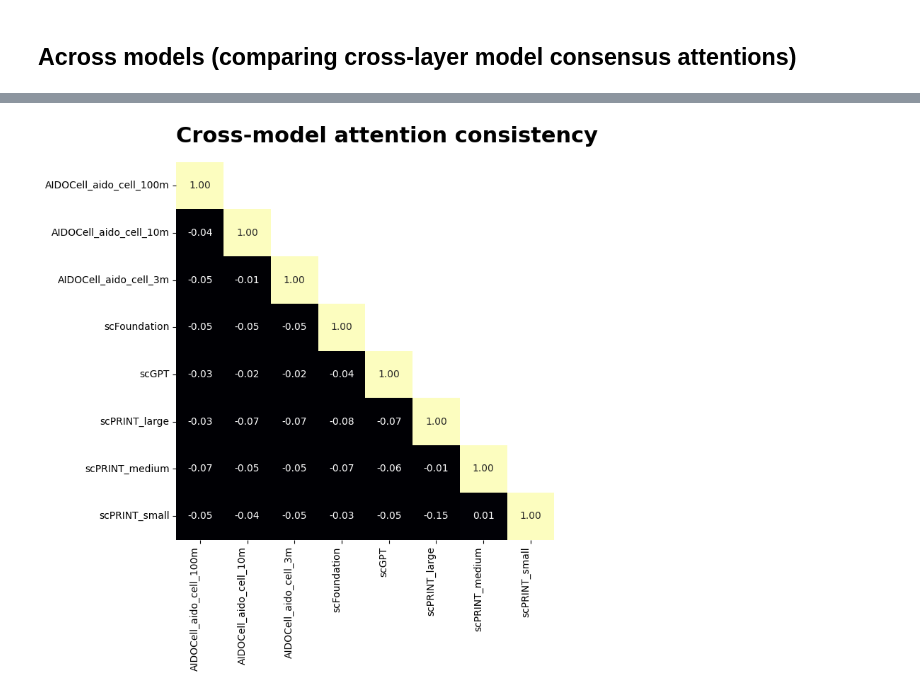
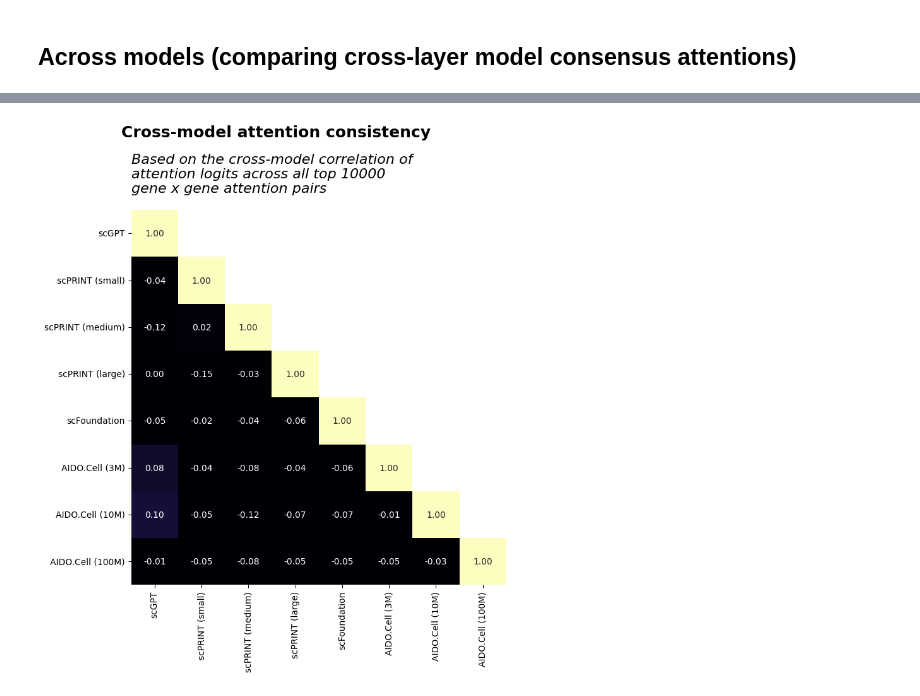
Before and after one commit to napistu/napistu-scrapyard, a Jupyter notebook: applications/foundation_models/compare_embeddings.ipynb, the cells around one changed output, grey strips where cells are left out. Drawn from its saved outputs; the diff is of its cells as text; code cells hidden in the pictures.

```diff
--- a/applications/foundation_models/compare_embeddings.ipynb
+++ b/applications/foundation_models/compare_embeddings.ipynb
@@ -58,6 +68,0 @@ INFO:napistu_torch.load.foundation_models:Successfully loaded all results
-# %%
-# precalculate and cache operations that take more than a minute or so
-results = dict()
-
-# gene embedding correlations
-results["gene_embedding_correlations"] = models.compare_embeddings()
@@ -68,8 +307,16 @@ To assess whether the embeddings are organizing genes in a similar way, I direct
 
 The highest concordance is between scGPT and scPRINT (rho ~ 0.28) while AIDO.Cell's gene embeddings show low concordance with the other models, and between the different AIDO.Cell models (i.e., the 3M, 10M, and 100M cell models). This may just be a feature of AIDO.Cell's architecture since it uses gene-level positional embeddings which may not actual learn gene-gene similarity.
 # %%
-comparisons = models.compare_embeddings()
+embeddings_comparisons = comparisons["gene_embedding_correlations"]
 
-print(f"\nFound {len(comparisons)} unique pairwise comparisons:")
-for comparison, rho in comparisons.items():
-    print(f"  {comparison}: {rho:.4f}")
+wide_embeddings_comparisons = (
+    pd.DataFrame(list(embeddings_comparisons.items()), columns=['model', 'rho'])
+    .assign(
+        model1=lambda df: df['model'].str.split("_vs_", expand=True)[0],
+        model2=lambda df: df['model'].str.split("_vs_", expand=True)[1]
+    )
+    .pivot(index='model2', columns='model1', values='rho')
+    .reindex(index=model_order, columns=model_order)
+    .dropna(axis=0, how = "all")
+    .dropna(axis=1, how = "all")
+)
@@ -500,25 +699,35 @@ consensus_top_k
 # %%
-wide_consensus_top_k = consensus_top_k.pivot(index = ["from_gene", "to_gene"], columns = "model", values = "attention")
+consensus_top_k = comparisons["cross_model_consensus_top_attentions"]
 
-cross_model_attention_corr, _ = compute_correlation_matrix(wide_consensus_top_k.to_numpy())
+wide_consensus_top_k = (
+    consensus_top_k.pivot(index = ["from_gene", "to_gene"], columns = "model", values = "attention")
+    .reindex(columns=model_order)
+)
+
+cross_model_attention_corr = compute_correlation_matrix(wide_consensus_top_k.to_numpy())
 
 plot_heatmap(
     cross_model_attention_corr,
-    row_labels = wide_consensus_top_k.columns,
-    title="Cross-model attention consistency",
+    row_labels = wide_consensus_top_k.columns.tolist(),
+    suptitle="Cross-model attention consistency",
+    title=f"Based on the cross-model correlation of\nattention logits across all top {TOP_K}\ngene x gene attention pairs",
     cmap='magma',
     cbar=False,
     fmt='.2f',
     vmax=1,
     vmin=0,
-    cbar_label='Spearman ρ',
     mask_upper_triangle=True,
     annot=True,
     square=True,
-    title_size=22,
+    suptitle_size=18,
+    title_size=16,
+    axis_title_size=16,
+    title_fontstyle="italic",
+    title_fontweight="normal",
+    figsize=(9, 9)
 )
 
 plt.show()
 # %% [output]
-[figure, old version]
+[figure, new version]
 # %%
```
Also changed, not shown: parts of 42 cells of this notebook, 6 other files.
